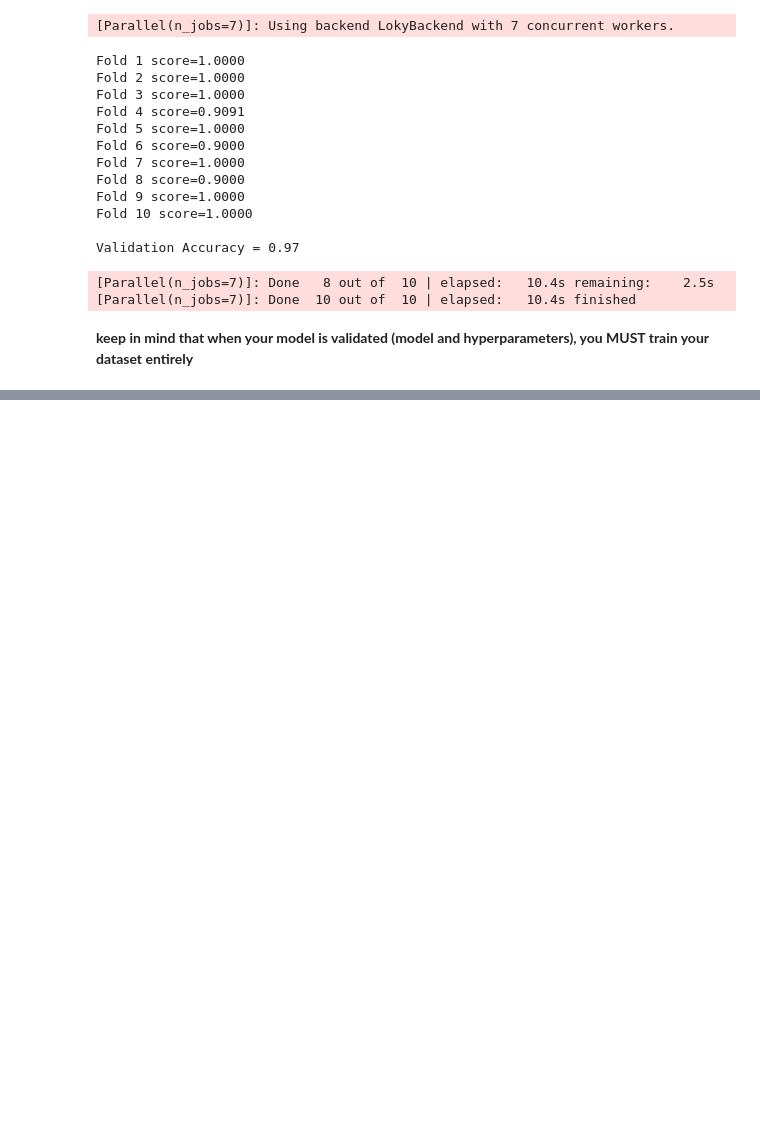
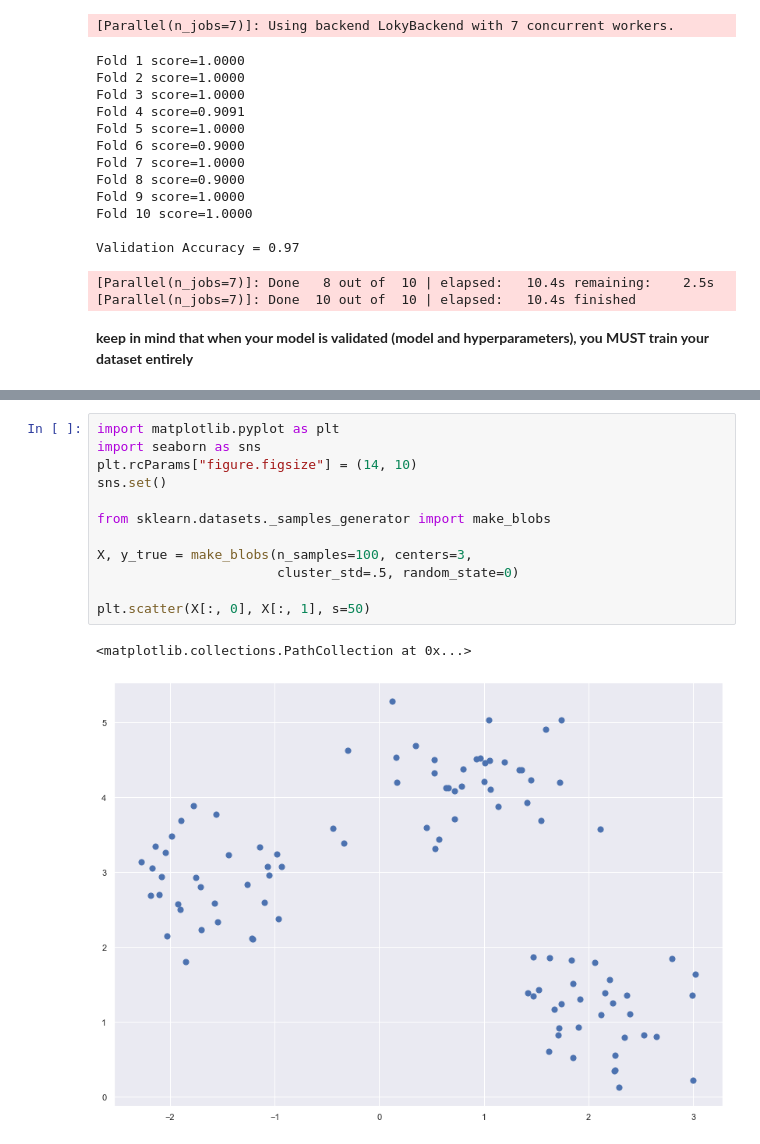
Before and after one commit to emanuele-em/Machine-Learning-and-Data-Science-by-example, a Jupyter notebook: README.ipynb, the cells around one changed output, grey strips where cells are left out. Saved outputs shown, nothing was run; the diff lists cells and outputs as text; blank space fills up the shorter version.

```diff
--- a/README.ipynb
+++ b/README.ipynb
@@ -2475,0 +2686,15 @@ Validation Accuracy = 0.97
+# %%
+import matplotlib.pyplot as plt
+import seaborn as sns
+plt.rcParams["figure.figsize"] = (14, 10)
+sns.set()
+
+from sklearn.datasets._samples_generator import make_blobs
+
+X, y_true = make_blobs(n_samples=100, centers=3,
+                       cluster_std=.5, random_state=0)
+
+plt.scatter(X[:, 0], X[:, 1], s=50)
+# %% [output]
+<matplotlib.collections.PathCollection at 0x...>
+[figure, added]
```
Also changed, not shown: parts of 82 cells of this notebook, 7 other files.
